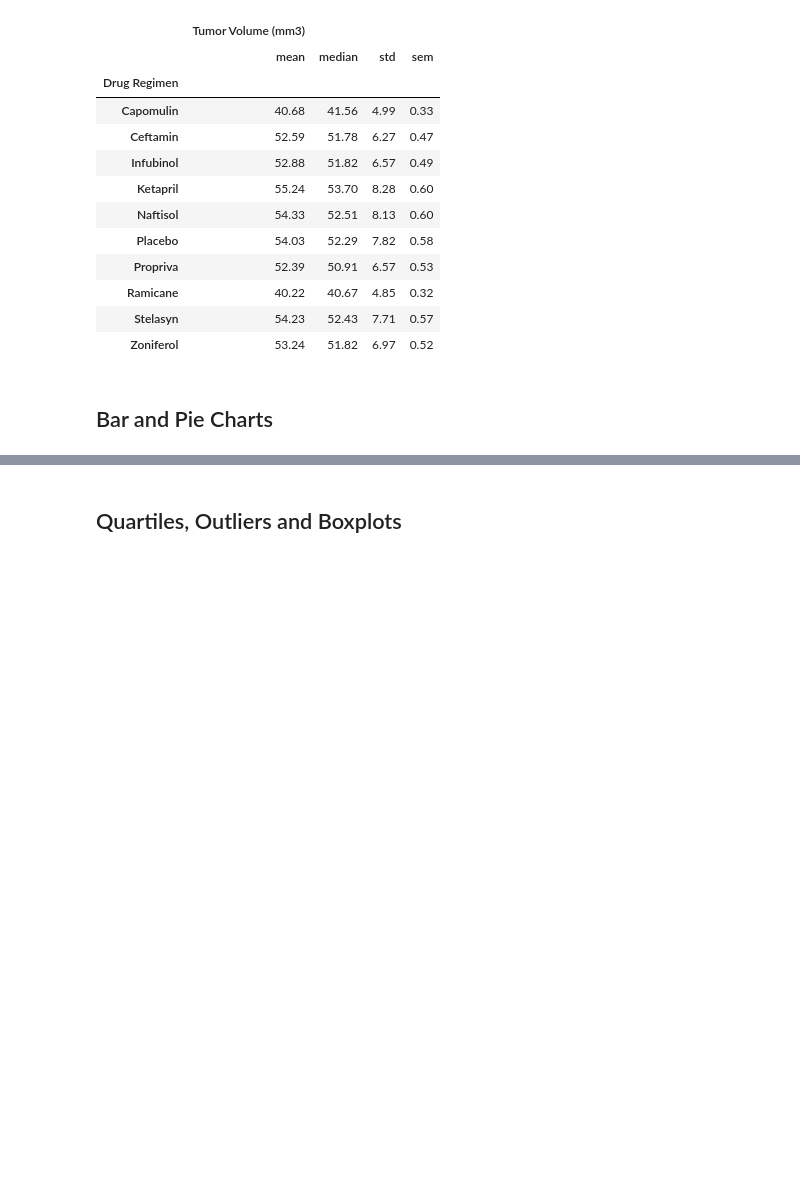
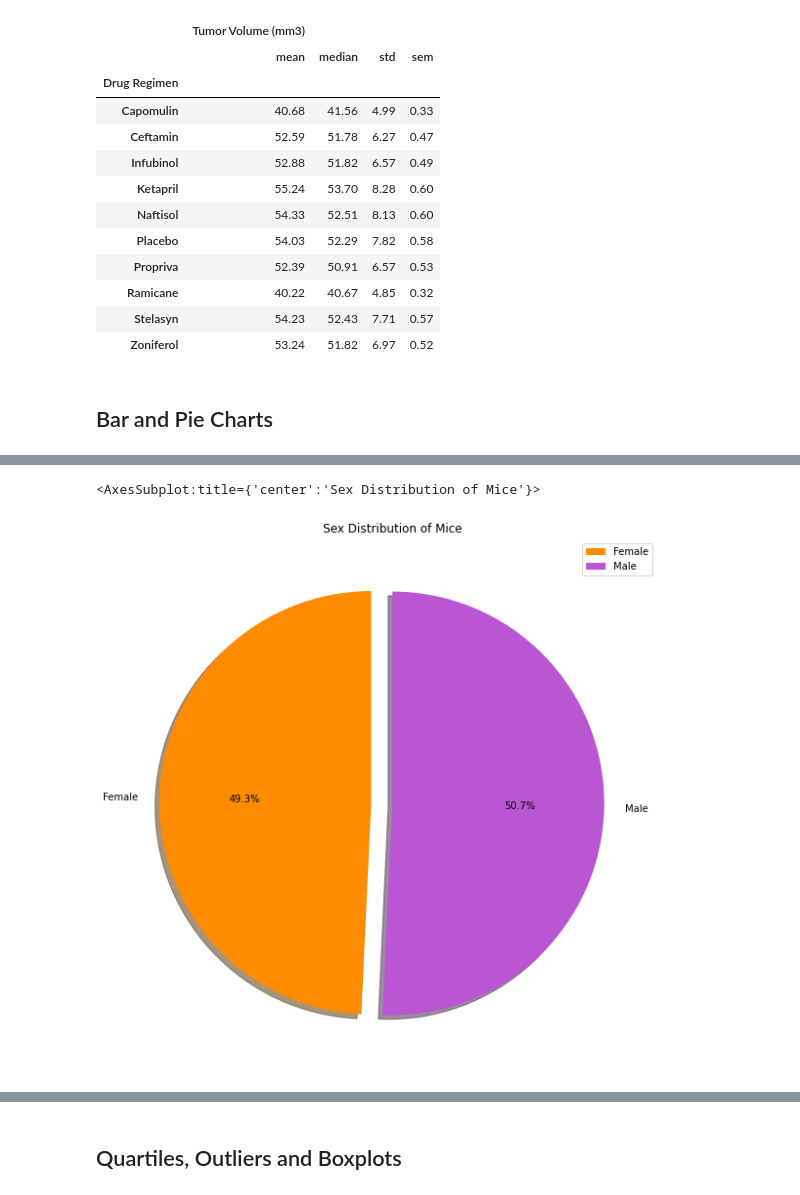
Before and after one commit to rromang/matplotlib, a Jupyter notebook: Pymaceuticals/pymaceuticals_starter.ipynb, the cells around one changed output, grey strips where cells are left out. Cells and saved outputs as stored; diff of their text form; code cells hidden in the pictures; blank space fills up the shorter version.

```diff
--- a/Pymaceuticals/pymaceuticals_starter.ipynb
+++ b/Pymaceuticals/pymaceuticals_starter.ipynb
@@ -251,0 +258,12 @@ plt.show()
+# %%
+# Generate a pie plot showing the distribution of female versus male mice using pandas
+mice_sex = clean_all_data.groupby(['Sex']).count()
+# mice_sex
+pie = mice_sex.plot.pie(y="Mouse ID", ylabel= '', figsize=(10,10), explode=[0.1,0], shadow=True, colors = ['darkorange','mediumorchid'], autopct='%1.1f%%', startangle=90, title= "Sex Distribution of Mice")
+pie
+
+
+# plt.show()
+# %% [output]
+<AxesSubplot:title={'center':'Sex Distribution of Mice'}>
+[figure, added]
```
Also changed, not shown: parts of 17 cells of this notebook.
